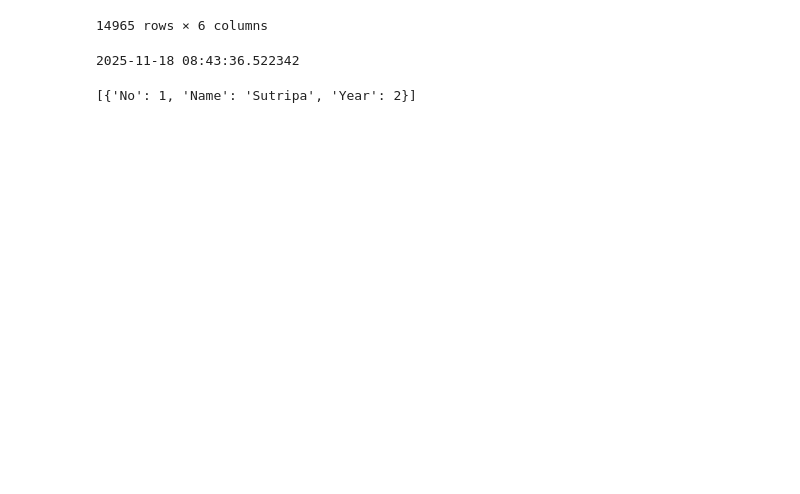
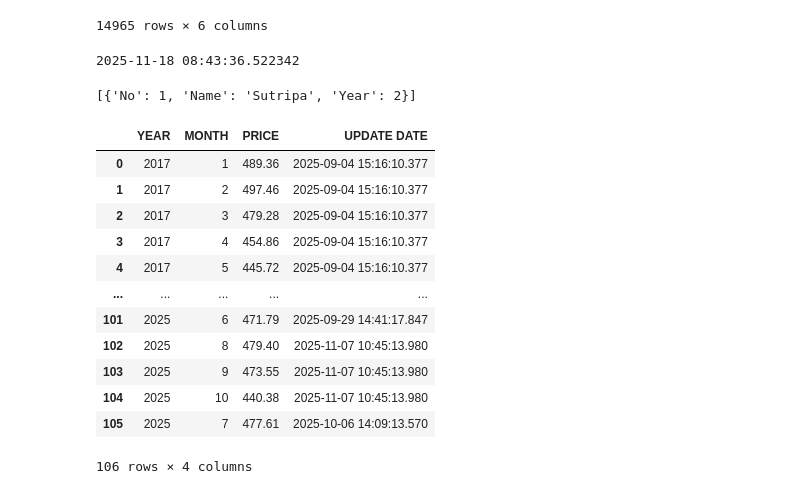
Before and after one commit to SutripatNew/Z01.-Python, a Jupyter notebook: main.ipynb, the cells around one changed output. Saved outputs shown, nothing was run; the diff lists cells and outputs as text; code cells hidden in the pictures; blank space fills up the shorter version.

```diff
--- a/main.ipynb
+++ b/main.ipynb
@@ -67,3 +67,44 @@ rowin.append(data)
 print(rowin)
 # %% [output]
 [{'No': 1, 'Name': 'Sutripa', 'Year': 2}]
+# %%
+# -------------- Step 1 : Query MsSQL and DELETE Historical data 3 months --------------
+
+from sqlalchemy import create_engine, text, DECIMAL
+import urllib
+import pandas as pd
+
+# ตั้งค่า connection
+params = urllib.parse.quote_plus(
+    "DRIVER={ODBC Driver 17 for SQL Server};"
+    "SERVER=TDWPOWERBI;"
+    "DATABASE=TNTL_PUR;"
+    "UID=tntlbiadmin;"             # SQL Login user
+    "PWD=admin@123;"  # รหัสผ่าน
+)
+engine = create_engine(f"mssql+pyodbc:///?odbc_connect={params}")
+
+
+# เขียน SQL Query
+sql_query = """
+    SELECT *
+    FROM dbo.STG_Sugar
+    """
+
+# แสดงผลลัพธ์
+df = pd.read_sql(sql_query, engine)
+display(df)
+# %% [output]
+|  | YEAR | MONTH | PRICE | UPDATE DATE |
+| 0 | 2017 | 1 | 489.36 | 2025-09-04 15:16:10.377 |
+| 1 | 2017 | 2 | 497.46 | 2025-09-04 15:16:10.377 |
+| 2 | 2017 | 3 | 479.28 | 2025-09-04 15:16:10.377 |
+| 3 | 2017 | 4 | 454.86 | 2025-09-04 15:16:10.377 |
+| 4 | 2017 | 5 | 445.72 | 2025-09-04 15:16:10.377 |
+| ... | ... | ... | ... | ... |
+| 101 | 2025 | 6 | 471.79 | 2025-09-29 14:41:17.847 |
+| 102 | 2025 | 8 | 479.40 | 2025-11-07 10:45:13.980 |
+| 103 | 2025 | 9 | 473.55 | 2025-11-07 10:45:13.980 |
+| 104 | 2025 | 10 | 440.38 | 2025-11-07 10:45:13.980 |
+| 105 | 2025 | 7 | 477.61 | 2025-10-06 14:09:13.570 |
+106 rows × 4 columns
```
Also changed, not shown: parts of 2 cells of this notebook, 7 other files.
